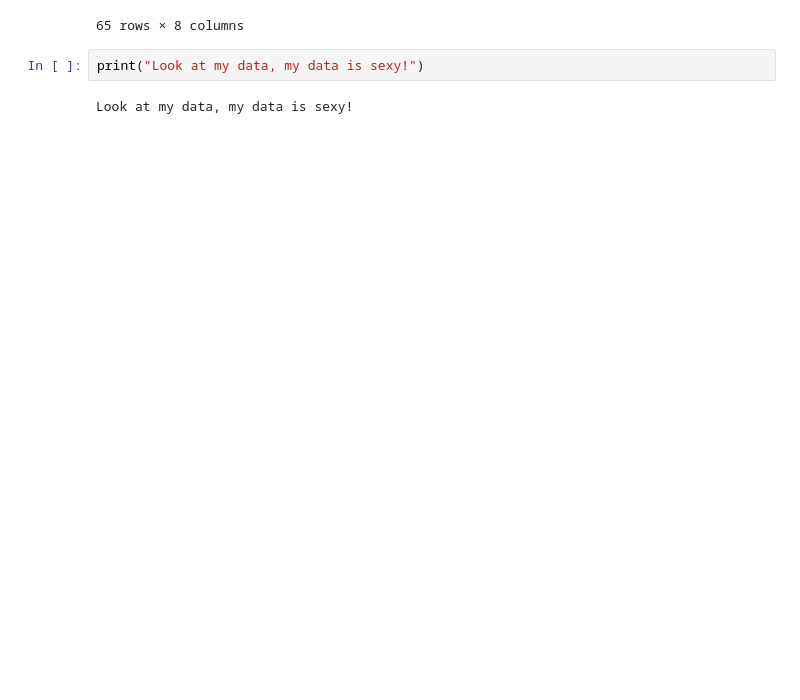
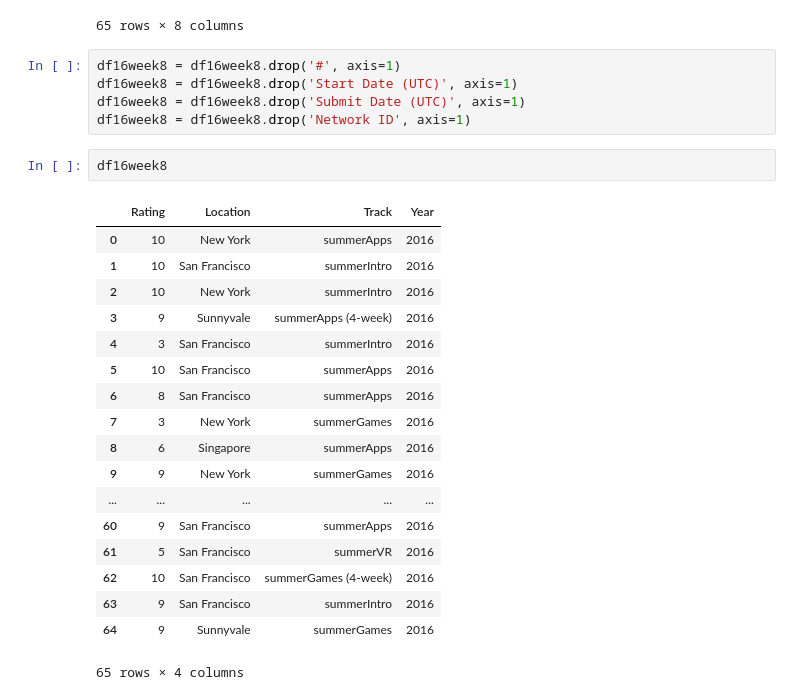
Before and after one commit to lvreynoso/ds1.1-exercises, a Jupyter notebook: NPS/Data Cleaning.ipynb, the cells around one changed output. Saved outputs shown, nothing was run; the diff lists cells and outputs as text; blank space fills up the shorter version.

Commit message:
NPS data cleaned up

```diff
--- a/NPS/Data Cleaning.ipynb
+++ b/NPS/Data Cleaning.ipynb
@@ -311,7 +311,29 @@ df16week8
 | 63 | f5716831fe432cef5da980038f2f8969 | 9 | San Francisco | summerIntro | 9/14/16 12:04 | 9/14/16 12:10 | 843b902fa2 | 2016 |
 | 64 | 951e9361c4da1756ae1c6fb2612cb9dd | 9 | Sunnyvale | summerGames | 9/26/16 16:33 | 9/26/16 16:34 | a2863e199d | 2016 |
 65 rows × 8 columns
-# %%
-print("Look at my data, my data is sexy!")
-# %% [output]
-Look at my data, my data is sexy!
+# %%
+df16week8 = df16week8.drop('#', axis=1)
+df16week8 = df16week8.drop('Start Date (UTC)', axis=1)
+df16week8 = df16week8.drop('Submit Date (UTC)', axis=1)
+df16week8 = df16week8.drop('Network ID', axis=1)
+# %%
+df16week8
+# %% [output]
+|  | Rating | Location | Track | Year |
+| 0 | 10 | New York | summerApps | 2016 |
+| 1 | 10 | San Francisco | summerIntro | 2016 |
+| 2 | 10 | New York | summerIntro | 2016 |
+| 3 | 9 | Sunnyvale | summerApps (4-week) | 2016 |
+| 4 | 3 | San Francisco | summerIntro | 2016 |
+| 5 | 10 | San Francisco | summerApps | 2016 |
+| 6 | 8 | San Francisco | summerApps | 2016 |
+| 7 | 3 | New York | summerGames | 2016 |
+| 8 | 6 | Singapore | summerApps | 2016 |
+| 9 | 9 | New York | summerGames | 2016 |
+| ... | ... | ... | ... | ... |
+| 60 | 9 | San Francisco | summerApps | 2016 |
+| 61 | 5 | San Francisco | summerVR | 2016 |
+| 62 | 10 | San Francisco | summerGames (4-week) | 2016 |
+| 63 | 9 | San Francisco | summerIntro | 2016 |
+| 64 | 9 | Sunnyvale | summerGames | 2016 |
+65 rows × 4 columns
```
Also changed, not shown: parts of 10 cells of this notebook.
